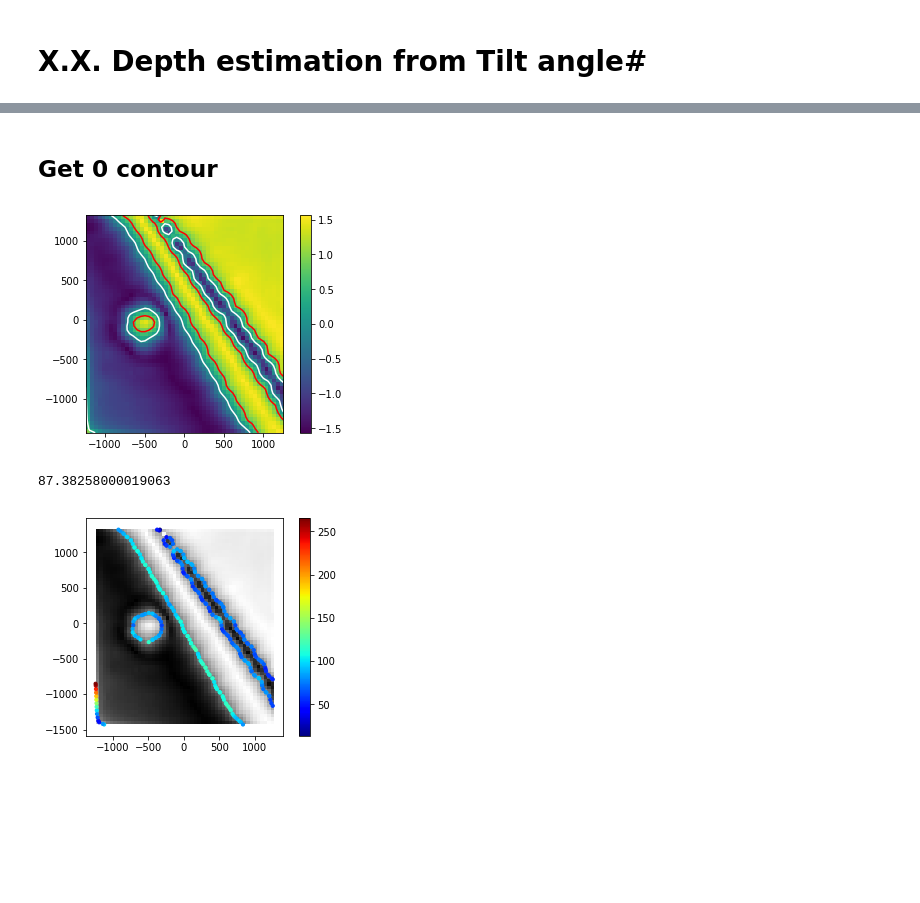
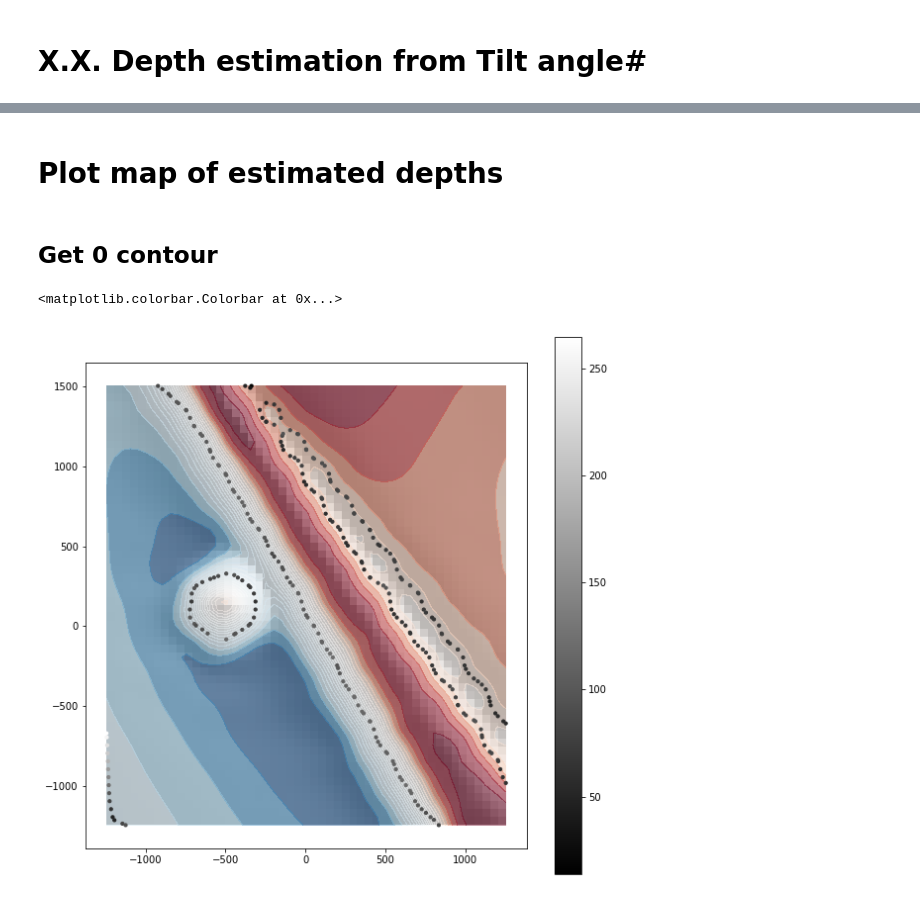
Before and after one commit to geoscixyz/Toolkit, a Jupyter notebook: Notebooks/Synthetic_Tilt_Depth_Estimation.ipynb, the cells around one changed output, grey strips where cells are left out. Saved outputs shown, nothing was run; the diff lists cells and outputs as text; code cells hidden in the pictures; blank space fills up the shorter version.

```diff
--- a/Notebooks/Synthetic_Tilt_Depth_Estimation.ipynb
+++ b/Notebooks/Synthetic_Tilt_Depth_Estimation.ipynb
@@ -34,15 +34,4 @@ tilt = filters.tiltAngle
+# %% [markdown]
+# Plot map of estimated depths
 # %% [markdown]
 ## Get 0 contour
-# %%
-xLoc = np.asarray(range(dataGrid.nx))*dataGrid.dx+dataGrid.limits[0]
-yLoc = np.asarray(range(dataGrid.ny))*dataGrid.dy+dataGrid.limits[2]
-X, Y = np.meshgrid(xLoc, yLoc)
-
-axs = plt.subplot()
-plt.imshow(tilt, extent=(X.min(), X.max(), Y.min(), Y.max()), origin='lower')
-plt.colorbar()
-C_0 = plt.contour(X,Y,tilt, levels=[0], colors='w')
-C_45 = plt.contour(X,Y,tilt, levels=[np.pi/4.], colors='r')
-axs.set_aspect('equal')
-# %% [output]
-[figure, removed]
@@ -73,10 +38,10 @@ dist = np.abs(
-# %%
-axs = plt.subplot()
-plt.imshow(tilt, extent=(X.min(), X.max(), Y.min(), Y.max()), origin='lower', cmap='gray')
-
-plt.scatter(xy0[:,0],xy0[:,1],10, c=dist, cmap='jet')
-plt.colorbar()
-np.mean(dist[~np.isnan(dist)])
-# %% [output]
-87.38258000019063
-[figure, removed]
+# %%
+plt.figure(figsize=(10,10))
+axs = plt.subplot()
+Simulator.plotDataHillside(dataGrid.hx, dataGrid.hy, dataGrid.values)
+
+plt.scatter(xy[:,0],xy[:,1],10, c=depth, cmap='gray')
+plt.colorbar()
+# %% [output]
+<matplotlib.colorbar.Colorbar at 0x...>
+[figure, added]
```
Also changed, not shown: parts of 4 cells of this notebook, 6 other files.
